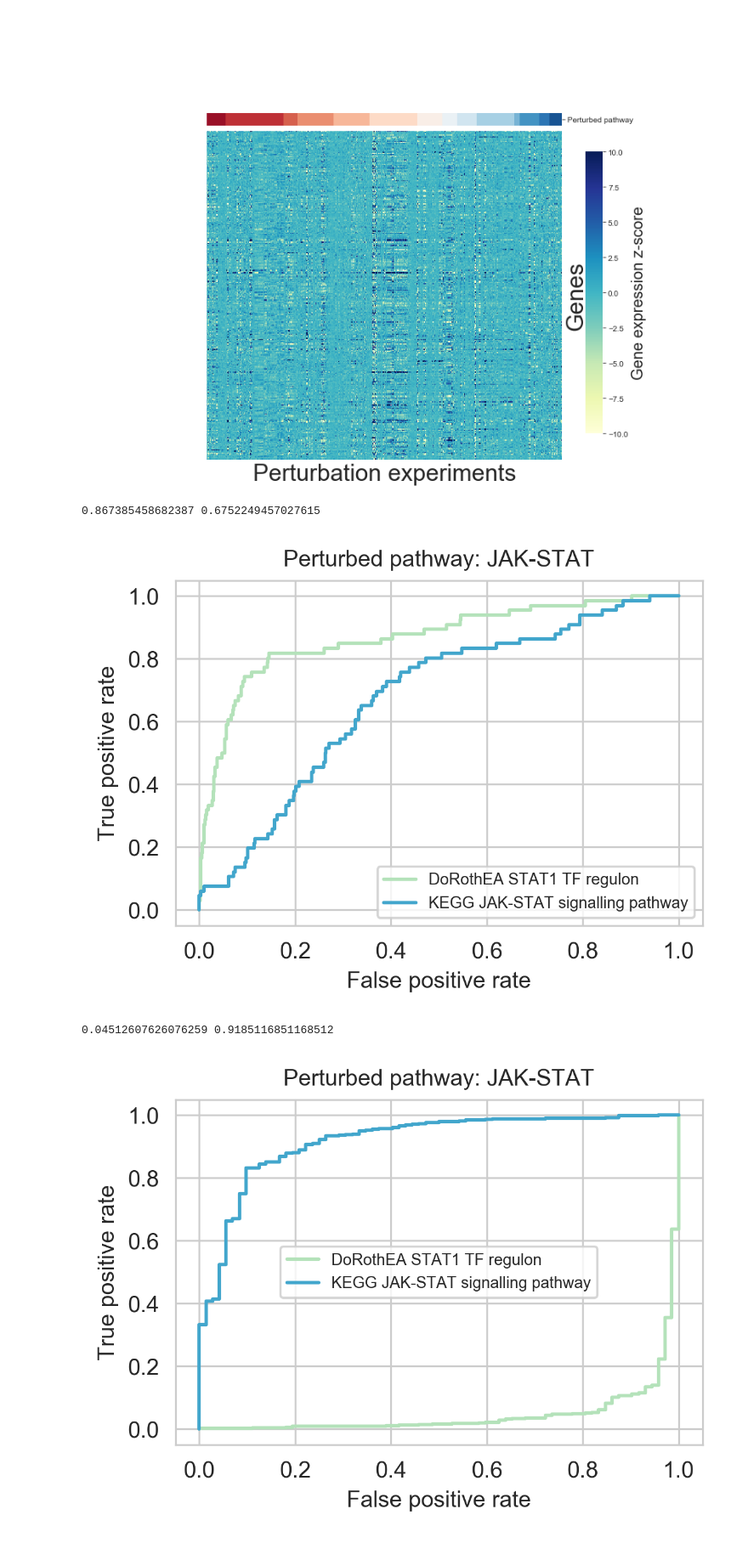
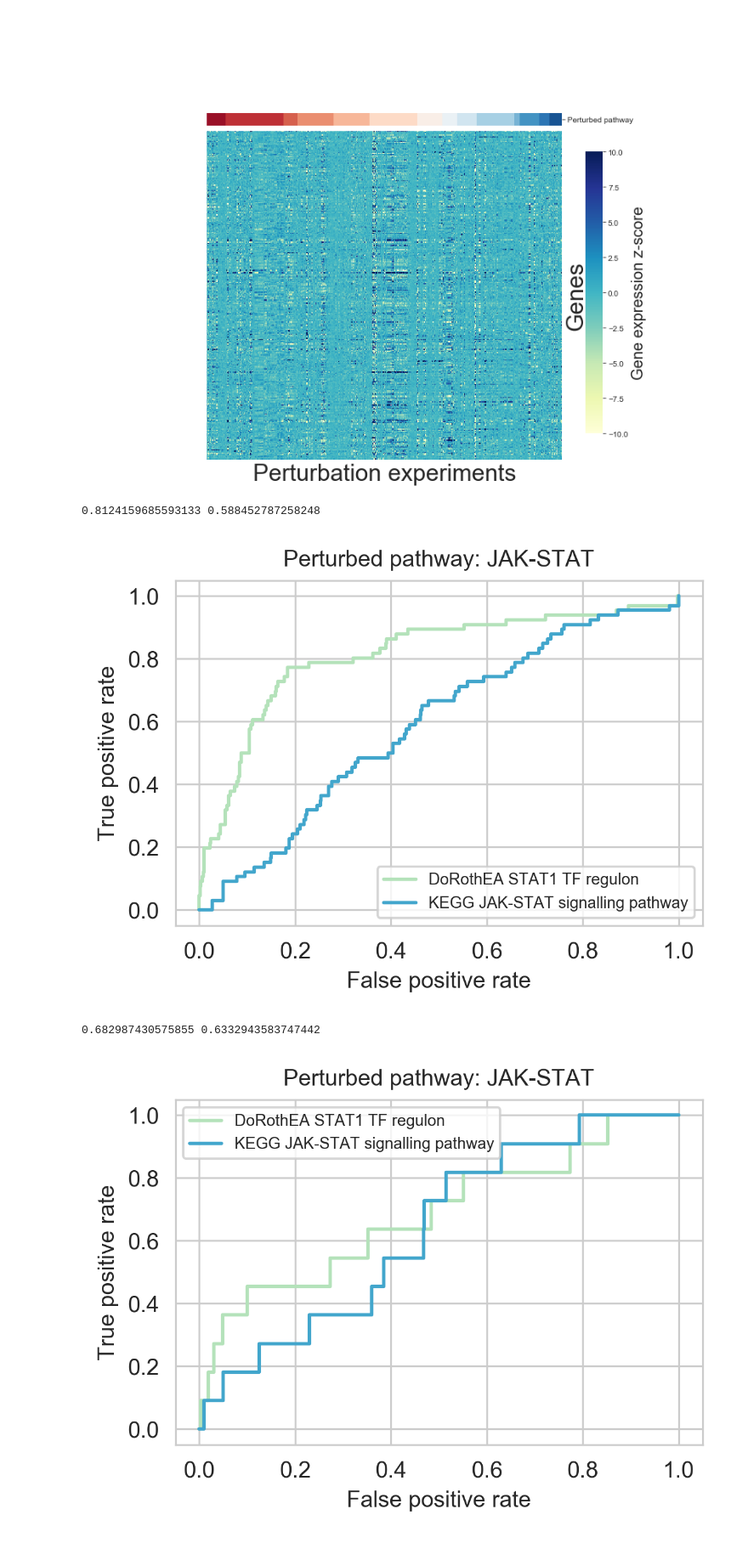
Before and after one commit to bence-szalai/why-pathway-methods-work, a Jupyter notebook: notebooks/create_figures.ipynb, the cells around one changed output. Shown at 85% size. Drawn from its saved outputs; the diff is of its cells as text; code cells hidden in the pictures.

```diff
--- a/notebooks/create_figures.ipynb
+++ b/notebooks/create_figures.ipynb
@@ -250,9 +250,9 @@ plt.savefig('../figures/raw/Fig3A1.pdf')
 from sklearn.metrics import roc_curve as ROC
 from sklearn.metrics import auc as AUC
 # %%
-dorothea=pd.read_csv('../results/benchmark/scores/progeny/single/BEST_dorothea_AB_filtered_abs.csv',
+dorothea=pd.read_csv('../results/benchmark/scores/progeny/single/BEST_dorothea_AB_filtered.csv',
                      sep=',',header=0,index_col=0)
-kegg=pd.read_csv('../results/benchmark/scores/progeny/single/KEGG_filtered_abs.csv',
+kegg=pd.read_csv('../results/benchmark/scores/progeny/single/KEGG_filtered.csv',
                      sep=',',header=0,index_col=0)
 meta=pd.read_csv('../results/benchmark/datasets/progeny_meta.csv',sep=',',header=0,index_col=0)
 y_pr1=dorothea.loc['STAT1']
@@ -272,36 +272,37 @@ plt.title('Perturbed pathway: JAK-STAT',size=10)
 plt.legend(['DoRothEA STAT1 TF regulon','KEGG JAK-STAT signalling pathway'],fontsize=7)
 plt.tight_layout()
 print(auc1,auc2)
-#plt.savefig('../figures/raw/Fig3A2.pdf')
+plt.savefig('../figures/raw/Fig3A2.pdf')
 # %% [output]
-0.867385458682387 0.6752249457027615
+0.8124159685593133 0.588452787258248
-[figure, old version]
+[figure, new version]
 # %%
-dorothea=pd.read_csv('../results/benchmark/scores/tcga/single/BEST_dorothea_AB_filtered_abs.csv',
-                     sep=',',header=0,index_col=0).T
-kegg=pd.read_csv('../results/benchmark/scores/tcga/single/KEGG_filtered.csv',
-                     sep=',',header=0,index_col=0).T
-meta=pd.read_csv('../results/benchmark/datasets/tcga_meta.csv',sep=',',header=0,index_col=0)
-meta.index=pd.Series(meta.index).apply(lambda x:x.replace('-','.')).values
-fil=meta['TCGA']=='KIRC'
-indexes=meta.index[fil]
-y_pr1=dorothea.loc[indexes,'HIF1A']
-y_pr2=kegg.loc[indexes,'KEGG_JAK_STAT_SIGNALING_PATHWAY']
-y_tr=(meta.loc[indexes,'Tumor']==1)*1
+dorothea=pd.read_csv('../results/benchmark/scores/gdsc/single/BEST_dorothea_AB_filtered.csv',
+                     sep=',',header=0,index_col=0)
+dorothea.columns=pd.Series(dorothea.columns).apply(lambda x:int(x[1:])).values
+kegg=pd.read_csv('../results/benchmark/scores/gdsc/single/KEGG_filtered.csv',
+                     sep=',',header=0,index_col=0)
+kegg.columns=pd.Series(kegg.columns).apply(lambda x:int(x[1:])).values
+meta=pd.read_csv('../results/benchmark/datasets/gdsc_mut.csv',sep=',',header=0,index_col=0)
+meta.columns=meta.columns.astype(int)
+meta=meta[kegg.columns]
+y_pr1=dorothea.loc['HIF1A']
+y_pr2=kegg.loc['KEGG_RENAL_CELL_CARCINOMA']
+y_tr=meta.loc['VHL_mut']*1
 fpr1,tpr1,th=ROC(y_true=y_tr,y_score=y_pr1)
 fpr2,tpr2,th=ROC(y_true=y_tr,y_score=y_pr2)
 auc1=AUC(fpr1,tpr1)
 auc2=AUC(fpr2,tpr2)
 sns.set_palette('GnBu',2)
 plt.figure(figsize=(4,3),dpi=300)
 plt.plot(fpr1,tpr1)
 plt.plot(fpr2,tpr2)
 plt.xlabel('False positive rate',size=10)
 plt.ylabel('True positive rate',size=10)
 plt.title('Perturbed pathway: JAK-STAT',size=10)
 plt.legend(['DoRothEA STAT1 TF regulon','KEGG JAK-STAT signalling pathway'],fontsize=7)
 plt.tight_layout()
 print(auc1,auc2)
 # %% [output]
-0.04512607626076259 0.9185116851168512
+0.682987430575855 0.6332943583747442
-[figure, old version]
+[figure, new version]
```
Also changed, not shown: parts of 3 cells of this notebook, 3 other files.
